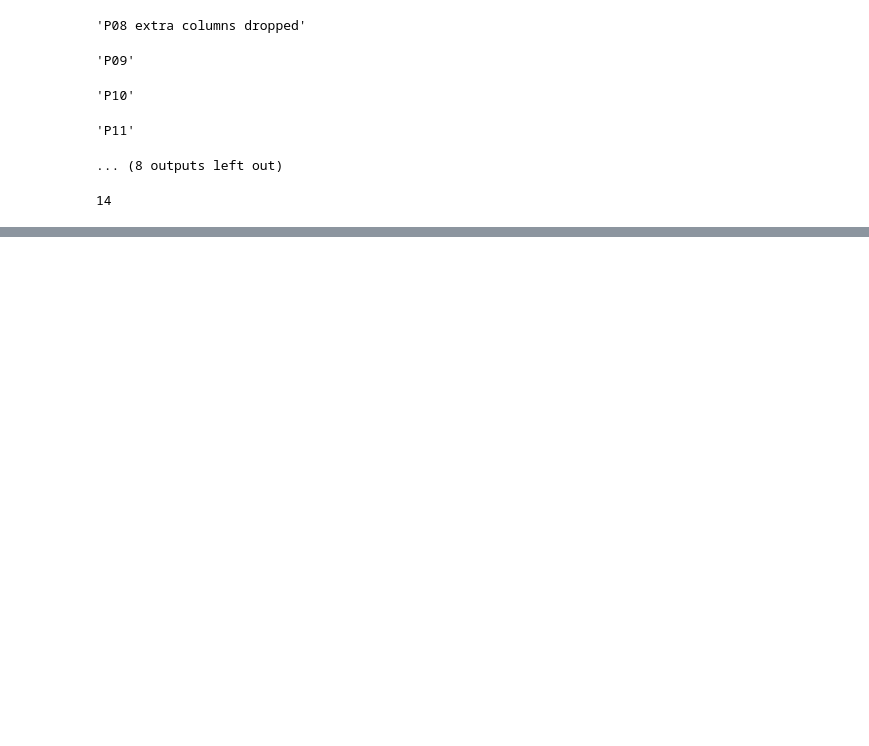
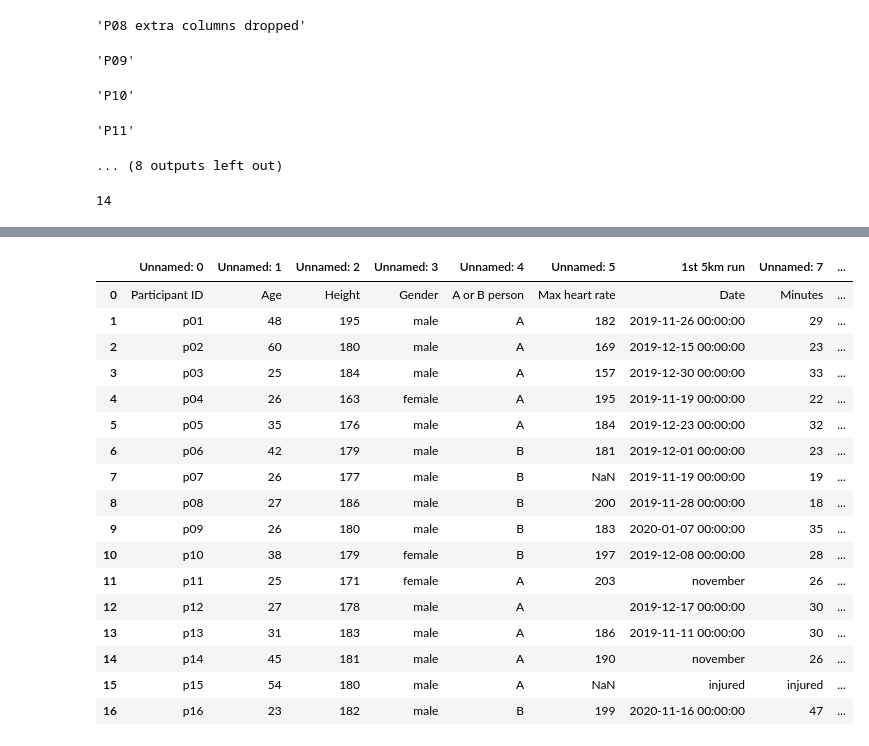
Before and after one commit to kdkangg/Datamining, a Jupyter notebook: data_preprocessing_result_all.ipynb, the cells around one changed output, grey strips where cells are left out. Saved outputs shown, nothing was run; the diff lists cells and outputs as text; code cells hidden in the pictures; blank space fills up the shorter version.

```diff
--- a/data_preprocessing_result_all.ipynb
+++ b/data_preprocessing_result_all.ipynb
@@ -95,0 +190,23 @@ hr_zone2;; Not null: 1544, Null: 34
+# %%
+overview = pd.read_excel('../osfstorage-archive/pmdata/participant-overview.xlsx')
+# %%
+overview
+# %% [output]
+|  | Unnamed: 0 | Unnamed: 1 | Unnamed: 2 | Unnamed: 3 | Unnamed: 4 | Unnamed: 5 | 1st 5km run | Unnamed: 7 | ... |
+| 0 | Participant ID | Age | Height | Gender | A or B person | Max heart rate | Date | Minutes | ... |
+| 1 | p01 | 48 | 195 | male | A | 182 | 2019-11-26 00:00:00 | 29 | ... |
+| 2 | p02 | 60 | 180 | male | A | 169 | 2019-12-15 00:00:00 | 23 | ... |
+| 3 | p03 | 25 | 184 | male | A | 157 | 2019-12-30 00:00:00 | 33 | ... |
+| 4 | p04 | 26 | 163 | female | A | 195 | 2019-11-19 00:00:00 | 22 | ... |
+| 5 | p05 | 35 | 176 | male | A | 184 | 2019-12-23 00:00:00 | 32 | ... |
+| 6 | p06 | 42 | 179 | male | B | 181 | 2019-12-01 00:00:00 | 23 | ... |
+| 7 | p07 | 26 | 177 | male | B | NaN | 2019-11-19 00:00:00 | 19 | ... |
+| 8 | p08 | 27 | 186 | male | B | 200 | 2019-11-28 00:00:00 | 18 | ... |
+| 9 | p09 | 26 | 180 | male | B | 183 | 2020-01-07 00:00:00 | 35 | ... |
+| 10 | p10 | 38 | 179 | female | B | 197 | 2019-12-08 00:00:00 | 28 | ... |
+| 11 | p11 | 25 | 171 | female | A | 203 | november | 26 | ... |
+| 12 | p12 | 27 | 178 | male | A |  | 2019-12-17 00:00:00 | 30 | ... |
+| 13 | p13 | 31 | 183 | male | A | 186 | 2019-11-11 00:00:00 | 30 | ... |
+| 14 | p14 | 45 | 181 | male | A | 190 | november | 26 | ... |
+| 15 | p15 | 54 | 180 | male | A | NaN | injured | injured | ... |
+| 16 | p16 | 23 | 182 | male | B | 199 | 2020-11-16 00:00:00 | 47 | ... |
```
Also changed, not shown: parts of 10 cells of this notebook, 1 other file.
